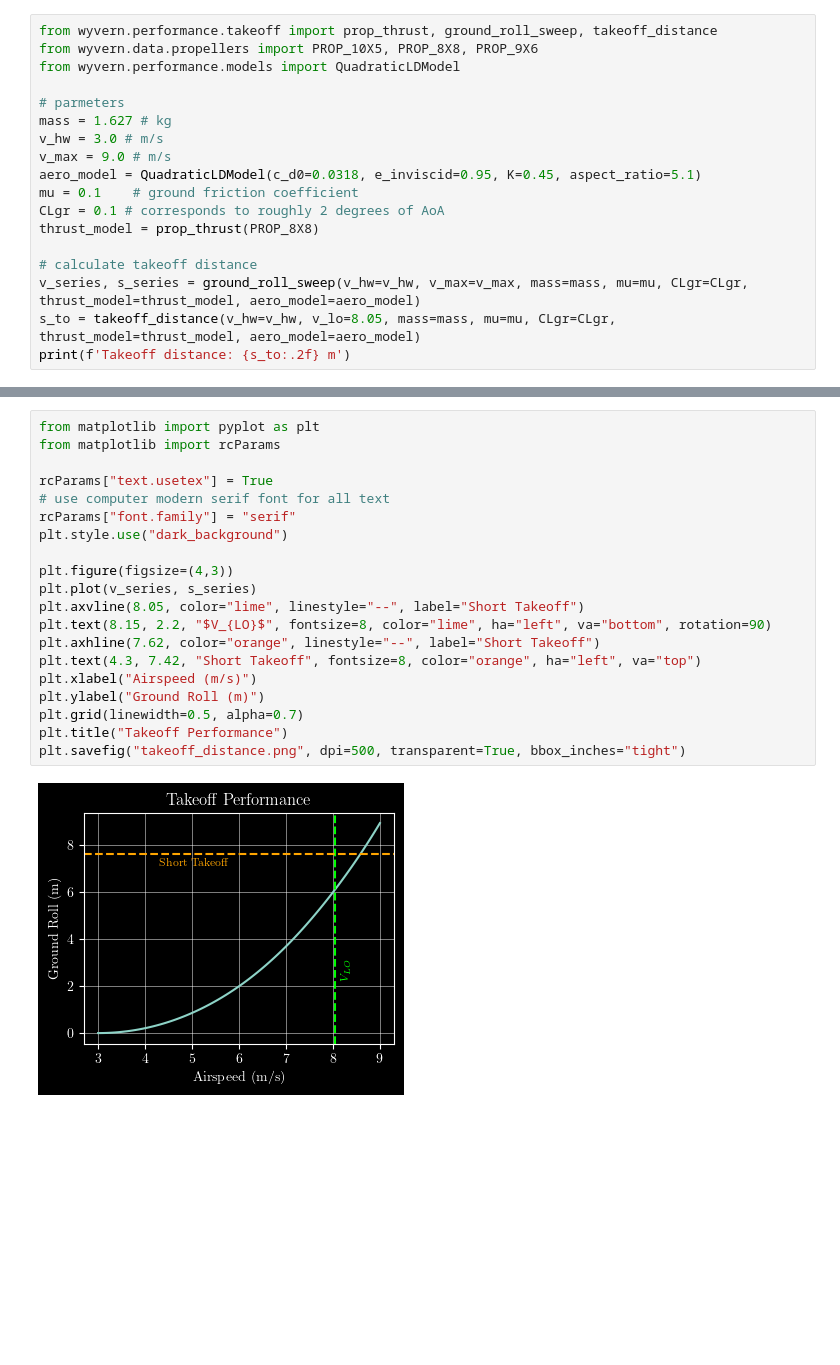
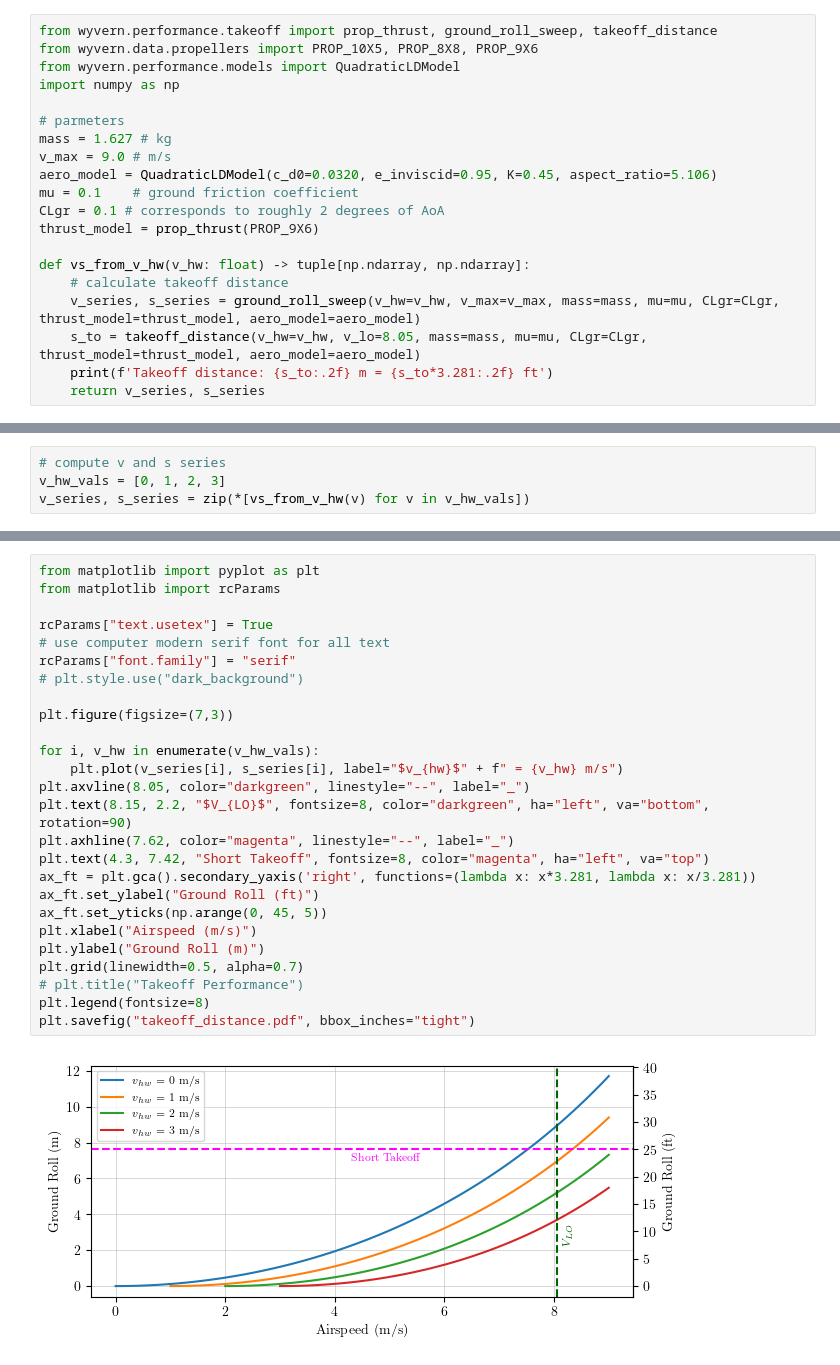
Before and after one commit to LOCKEDIN-MARTIN/wyvern, a Jupyter notebook: scripts/pdr_refined_design/takeoff_analysis.ipynb, the cells around one changed output, grey strips where cells are left out. Drawn from its saved outputs; the diff is of its cells as text; blank space fills up the shorter version.

```diff
--- a/scripts/pdr_refined_design/takeoff_analysis.ipynb
+++ b/scripts/pdr_refined_design/takeoff_analysis.ipynb
@@ -2,17 +2,19 @@
 from wyvern.performance.takeoff import prop_thrust, ground_roll_sweep, takeoff_distance
 from wyvern.data.propellers import PROP_10X5, PROP_8X8, PROP_9X6
 from wyvern.performance.models import QuadraticLDModel
+import numpy as np
 
 # parmeters
 mass = 1.627 # kg
-v_hw = 3.0 # m/s
 v_max = 9.0 # m/s
-aero_model = QuadraticLDModel(c_d0=0.0318, e_inviscid=0.95, K=0.45, aspect_ratio=5.1)
+aero_model = QuadraticLDModel(c_d0=0.0320, e_inviscid=0.95, K=0.45, aspect_ratio=5.106)
 mu = 0.1    # ground friction coefficient
 CLgr = 0.1 # corresponds to roughly 2 degrees of AoA
-thrust_model = prop_thrust(PROP_8X8)
+thrust_model = prop_thrust(PROP_9X6)
 
-# calculate takeoff distance
-v_series, s_series = ground_roll_sweep(v_hw=v_hw, v_max=v_max, mass=mass, mu=mu, CLgr=CLgr, thrust_model=thrust_model, aero_model=aero_model)
-s_to = takeoff_distance(v_hw=v_hw, v_lo=8.05, mass=mass, mu=mu, CLgr=CLgr, thrust_model=thrust_model, aero_model=aero_model)
-print(f'Takeoff distance: {s_to:.2f} m')
+def vs_from_v_hw(v_hw: float) -> tuple[np.ndarray, np.ndarray]:
+    # calculate takeoff distance
+    v_series, s_series = ground_roll_sweep(v_hw=v_hw, v_max=v_max, mass=mass, mu=mu, CLgr=CLgr, thrust_model=thrust_model, aero_model=aero_model)
+    s_to = takeoff_distance(v_hw=v_hw, v_lo=8.05, mass=mass, mu=mu, CLgr=CLgr, thrust_model=thrust_model, aero_model=aero_model)
+    print(f'Takeoff distance: {s_to:.2f} m = {s_to*3.281:.2f} ft')
+    return v_series, s_series
@@ -20,0 +21,4 @@ Takeoff distance: 6.12 m
+# %%
+# compute v and s series
+v_hw_vals = [0, 1, 2, 3]
+v_series, s_series = zip(*[vs_from_v_hw(v) for v in v_hw_vals])
@@ -21,22 +30,28 @@ Takeoff distance: 6.12 m
 # %%
 from matplotlib import pyplot as plt
 from matplotlib import rcParams
 
 rcParams["text.usetex"] = True
 # use computer modern serif font for all text
 rcParams["font.family"] = "serif"
-plt.style.use("dark_background")
+# plt.style.use("dark_background")
 
-plt.figure(figsize=(4,3))
-plt.plot(v_series, s_series)
-plt.axvline(8.05, color="lime", linestyle="--", label="Short Takeoff")
-plt.text(8.15, 2.2, "$V_{LO}$", fontsize=8, color="lime", ha="left", va="bottom", rotation=90)
-plt.axhline(7.62, color="orange", linestyle="--", label="Short Takeoff")
-plt.text(4.3, 7.42, "Short Takeoff", fontsize=8, color="orange", ha="left", va="top")
+plt.figure(figsize=(7,3))
+
+for i, v_hw in enumerate(v_hw_vals):
+    plt.plot(v_series[i], s_series[i], label="$v_{hw}$" + f" = {v_hw} m/s")
+plt.axvline(8.05, color="darkgreen", linestyle="--", label="_")
+plt.text(8.15, 2.2, "$V_{LO}$", fontsize=8, color="darkgreen", ha="left", va="bottom", rotation=90)
+plt.axhline(7.62, color="magenta", linestyle="--", label="_")
+plt.text(4.3, 7.42, "Short Takeoff", fontsize=8, color="magenta", ha="left", va="top")
+ax_ft = plt.gca().secondary_yaxis('right', functions=(lambda x: x*3.281, lambda x: x/3.281))
+ax_ft.set_ylabel("Ground Roll (ft)")
+ax_ft.set_yticks(np.arange(0, 45, 5))
 plt.xlabel("Airspeed (m/s)")
 plt.ylabel("Ground Roll (m)")
 plt.grid(linewidth=0.5, alpha=0.7)
-plt.title("Takeoff Performance")
-plt.savefig("takeoff_distance.png", dpi=500, transparent=True, bbox_inches="tight")
+# plt.title("Takeoff Performance")
+plt.legend(fontsize=8)
+plt.savefig("takeoff_distance.pdf", bbox_inches="tight")
 # %% [output]
-[figure, old version]
+[figure, new version]
```
Also changed, not shown: parts of 2 cells of this notebook, 21 other files.
